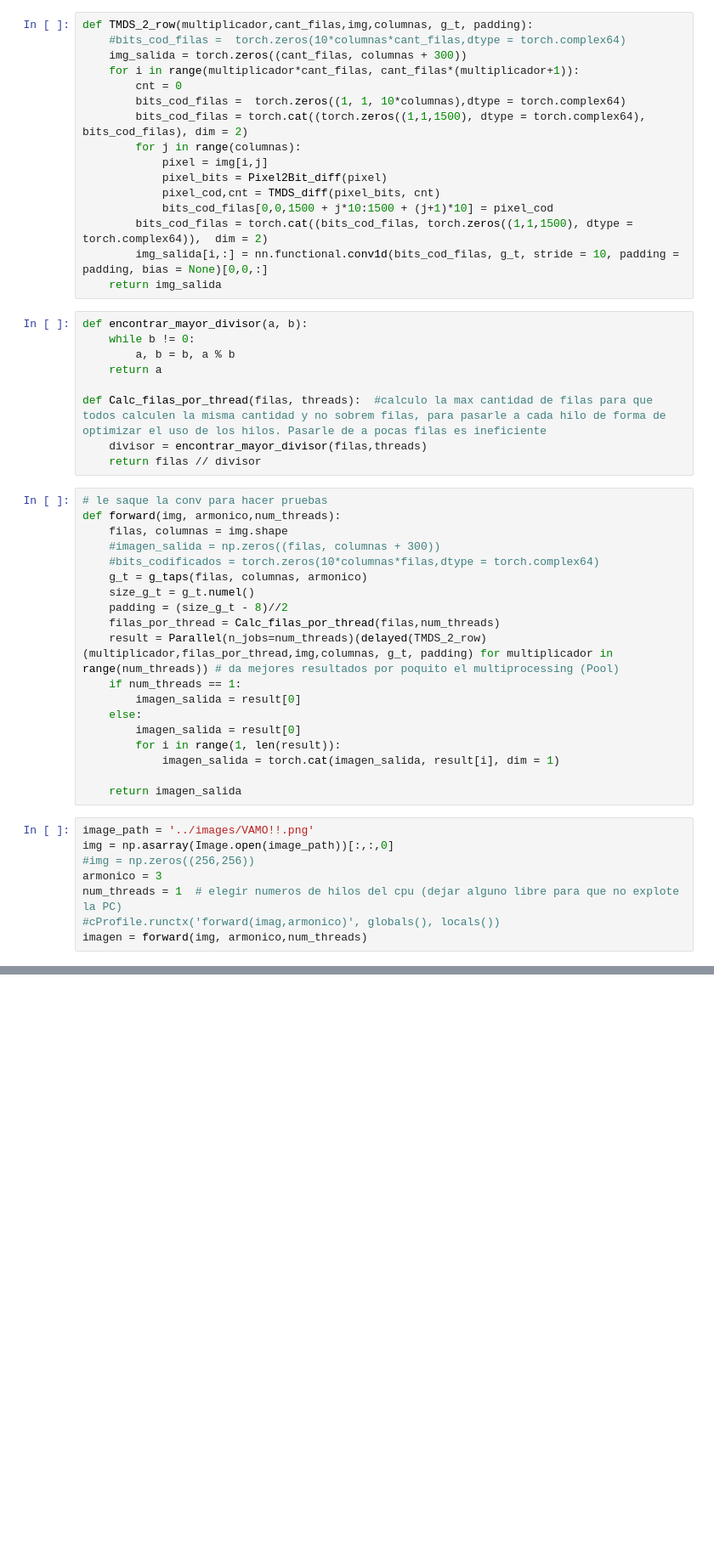
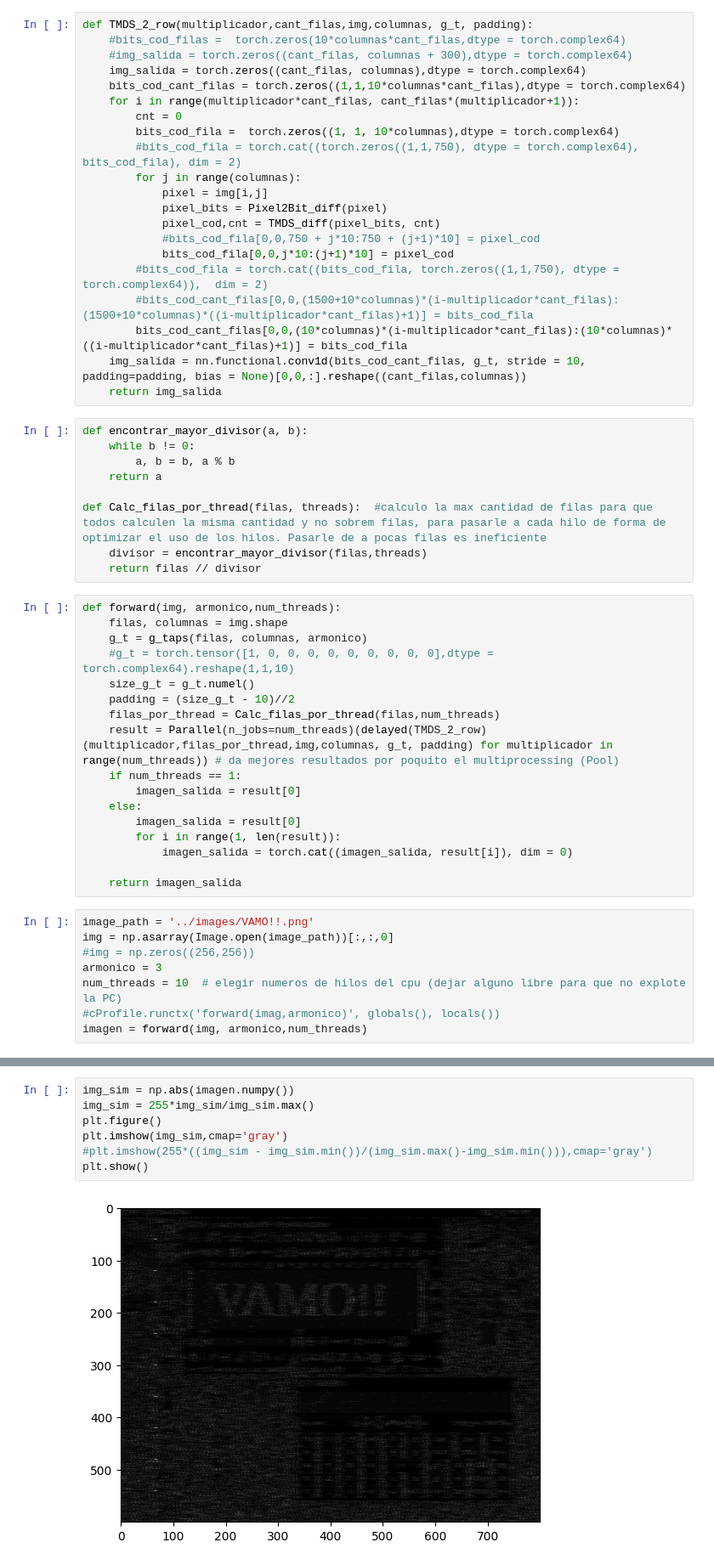
Before and after one commit to emidan19/deep-tempest, a Jupyter notebook: python_scripts/DiffFunc.ipynb, the cells around one changed output, grey strips where cells are left out. Shown: that part at 85% size. Drawn from its saved outputs; the diff is of its cells as text; blank space fills up the shorter version.

Commit message:
Convolución por partes de imagen

```diff
--- a/python_scripts/DiffFunc.ipynb
+++ b/python_scripts/DiffFunc.ipynb
@@ -218,18 +219,23 @@ def g_taps(dim_vertical, dim_horizontal, armonico):
 # %%
 def TMDS_2_row(multiplicador,cant_filas,img,columnas, g_t, padding):
     #bits_cod_filas =  torch.zeros(10*columnas*cant_filas,dtype = torch.complex64)
-    img_salida = torch.zeros((cant_filas, columnas + 300))
+    #img_salida = torch.zeros((cant_filas, columnas + 300),dtype = torch.complex64)
+    img_salida = torch.zeros((cant_filas, columnas),dtype = torch.complex64)
+    bits_cod_cant_filas = torch.zeros((1,1,10*columnas*cant_filas),dtype = torch.complex64)
     for i in range(multiplicador*cant_filas, cant_filas*(multiplicador+1)):
         cnt = 0
-        bits_cod_filas =  torch.zeros((1, 1, 10*columnas),dtype = torch.complex64)
-        bits_cod_filas = torch.cat((torch.zeros((1,1,1500), dtype = torch.complex64), bits_cod_filas), dim = 2)
+        bits_cod_fila =  torch.zeros((1, 1, 10*columnas),dtype = torch.complex64)
+        #bits_cod_fila = torch.cat((torch.zeros((1,1,750), dtype = torch.complex64), bits_cod_fila), dim = 2)
         for j in range(columnas):
             pixel = img[i,j]
             pixel_bits = Pixel2Bit_diff(pixel)
             pixel_cod,cnt = TMDS_diff(pixel_bits, cnt)
-            bits_cod_filas[0,0,1500 + j*10:1500 + (j+1)*10] = pixel_cod
-        bits_cod_filas = torch.cat((bits_cod_filas, torch.zeros((1,1,1500), dtype = torch.complex64)),  dim = 2)
-        img_salida[i,:] = nn.functional.conv1d(bits_cod_filas, g_t, stride = 10, padding = padding, bias = None)[0,0,:]
+            #bits_cod_fila[0,0,750 + j*10:750 + (j+1)*10] = pixel_cod
+            bits_cod_fila[0,0,j*10:(j+1)*10] = pixel_cod
+        #bits_cod_fila = torch.cat((bits_cod_fila, torch.zeros((1,1,750), dtype = torch.complex64)),  dim = 2)
+        #bits_cod_cant_filas[0,0,(1500+10*columnas)*(i-multiplicador*cant_filas):(1500+10*columnas)*((i-multiplicador*cant_filas)+1)] = bits_cod_fila
+        bits_cod_cant_filas[0,0,(10*columnas)*(i-multiplicador*cant_filas):(10*columnas)*((i-multiplicador*cant_filas)+1)] = bits_cod_fila
+    img_salida = nn.functional.conv1d(bits_cod_cant_filas, g_t, stride = 10, padding=padding, bias = None)[0,0,:].reshape((cant_filas,columnas))
     return img_salida
 # %%
 def encontrar_mayor_divisor(a, b):
@@ -241,14 +247,12 @@ def Calc_filas_por_thread(filas, threads):  #calculo la max cantidad de filas pa
     divisor = encontrar_mayor_divisor(filas,threads)
     return filas // divisor
 # %%
-# le saque la conv para hacer pruebas
 def forward(img, armonico,num_threads):
     filas, columnas = img.shape
-    #imagen_salida = np.zeros((filas, columnas + 300))
-    #bits_codificados = torch.zeros(10*columnas*filas,dtype = torch.complex64)
     g_t = g_taps(filas, columnas, armonico)
+    #g_t = torch.tensor([1, 0, 0, 0, 0, 0, 0, 0, 0, 0],dtype = torch.complex64).reshape(1,1,10)
     size_g_t = g_t.numel()
-    padding = (size_g_t - 8)//2
+    padding = (size_g_t - 10)//2
     filas_por_thread = Calc_filas_por_thread(filas,num_threads)
     result = Parallel(n_jobs=num_threads)(delayed(TMDS_2_row)(multiplicador,filas_por_thread,img,columnas, g_t, padding) for multiplicador in range(num_threads)) # da mejores resultados por poquito el multiprocessing (Pool)
     if num_threads == 1:
@@ -256,7 +260,7 @@ def forward(img, armonico,num_threads):
     else:
         imagen_salida = result[0]
         for i in range(1, len(result)):
-            imagen_salida = torch.cat(imagen_salida, result[i], dim = 1)
+            imagen_salida = torch.cat((imagen_salida, result[i]), dim = 0)
 
     return imagen_salida
 # %%
@@ -264,6 +268,6 @@ image_path = '../images/VAMO!!.png'
 img = np.asarray(Image.open(image_path))[:,:,0]
 #img = np.zeros((256,256))
 armonico = 3
-num_threads = 1  # elegir numeros de hilos del cpu (dejar alguno libre para que no explote la PC)
+num_threads = 10  # elegir numeros de hilos del cpu (dejar alguno libre para que no explote la PC)
 #cProfile.runctx('forward(imag,armonico)', globals(), locals())
 imagen = forward(img, armonico,num_threads)
@@ -271,0 +274,9 @@ KeyboardInterrupt:
+# %%
+img_sim = np.abs(imagen.numpy())
+img_sim = 255*img_sim/img_sim.max()
+plt.figure()
+plt.imshow(img_sim,cmap='gray')
+#plt.imshow(255*((img_sim - img_sim.min())/(img_sim.max()-img_sim.min())),cmap='gray')
+plt.show()
+# %% [output]
+[figure, added]
```
Also changed, not shown: parts of 3 cells of this notebook, 4 other files.
